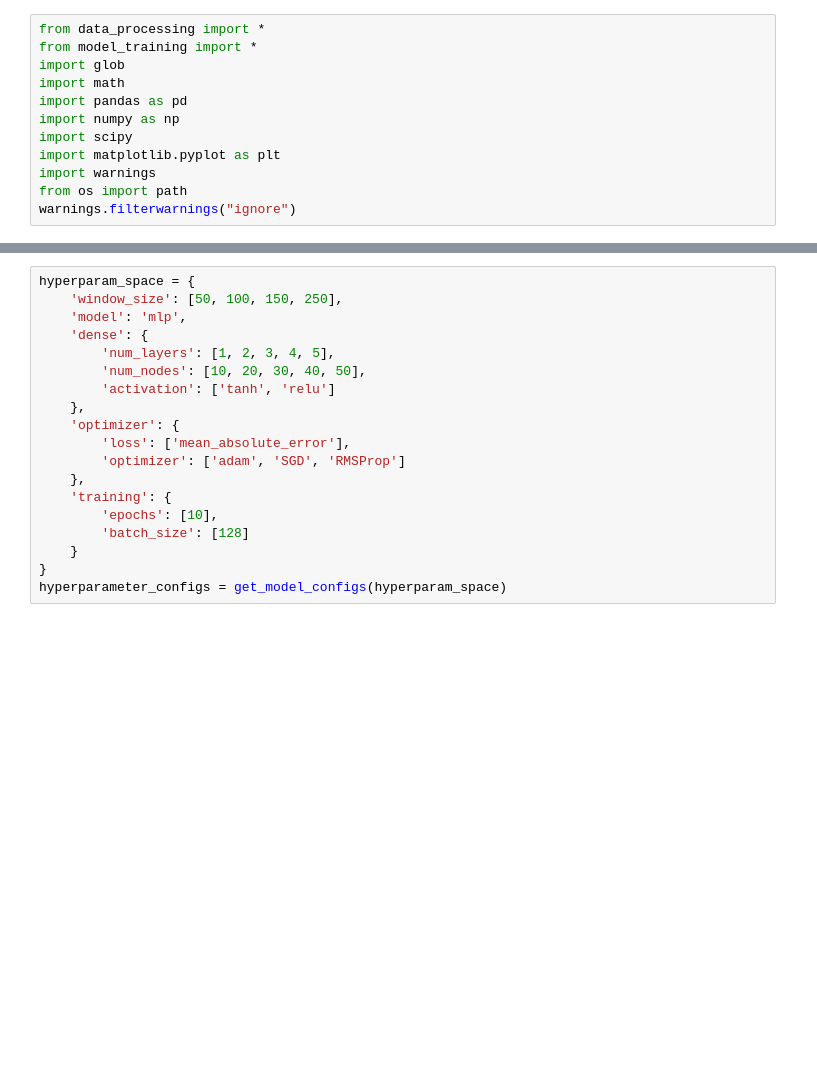
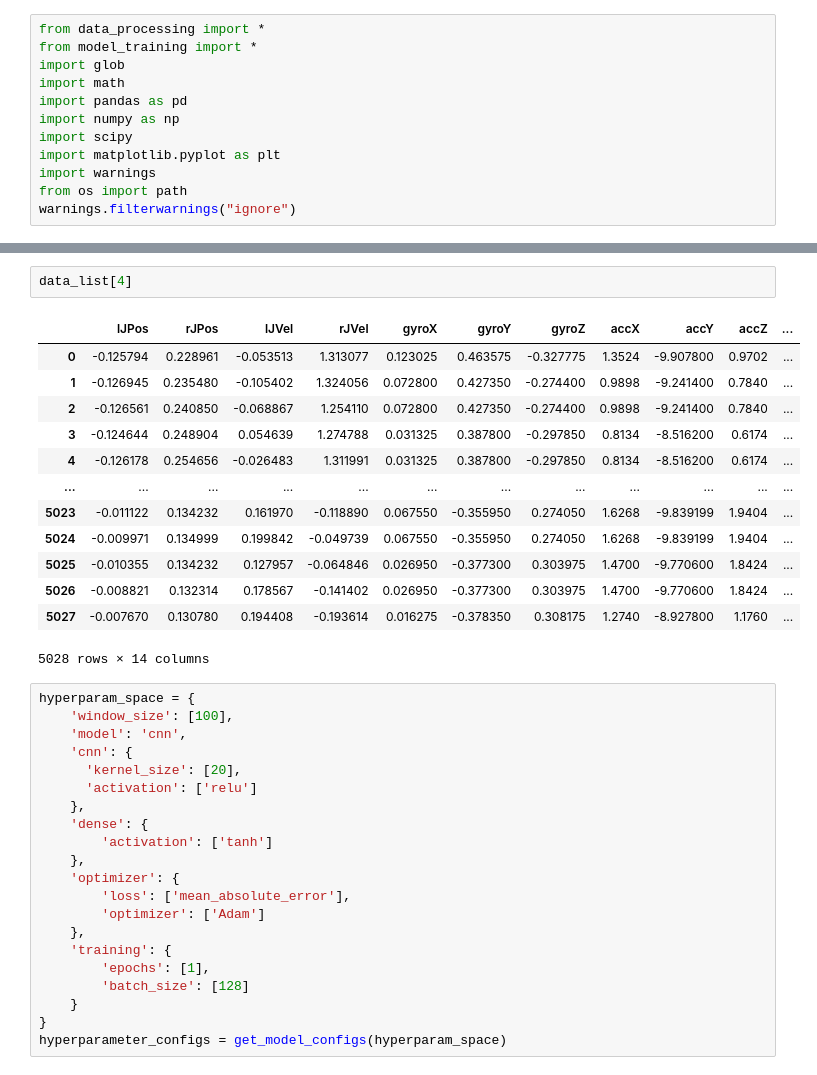
Before and after one commit to inseungkang/HipExo_GaitPhaseEstimation, a Jupyter notebook: Process Data.ipynb, the cells around one changed output, grey strips where cells are left out. Drawn from its saved outputs; the diff is of its cells as text; blank space fills up the shorter version.

```diff
--- a/Process Data.ipynb
+++ b/Process Data.ipynb
@@ -37,18 +49,36 @@ data_list = label_data(data_all)
+# %%
+data_list[4]
+# %% [output]
+|  | lJPos | rJPos | lJVel | rJVel | gyroX | gyroY | gyroZ | accX | accY | accZ | ... |
+| 0 | -0.125794 | 0.228961 | -0.053513 | 1.313077 | 0.123025 | 0.463575 | -0.327775 | 1.3524 | -9.907800 | 0.9702 | ... |
+| 1 | -0.126945 | 0.235480 | -0.105402 | 1.324056 | 0.072800 | 0.427350 | -0.274400 | 0.9898 | -9.241400 | 0.7840 | ... |
+| 2 | -0.126561 | 0.240850 | -0.068867 | 1.254110 | 0.072800 | 0.427350 | -0.274400 | 0.9898 | -9.241400 | 0.7840 | ... |
+| 3 | -0.124644 | 0.248904 | 0.054639 | 1.274788 | 0.031325 | 0.387800 | -0.297850 | 0.8134 | -8.516200 | 0.6174 | ... |
+| 4 | -0.126178 | 0.254656 | -0.026483 | 1.311991 | 0.031325 | 0.387800 | -0.297850 | 0.8134 | -8.516200 | 0.6174 | ... |
+| ... | ... | ... | ... | ... | ... | ... | ... | ... | ... | ... | ... |
+| 5023 | -0.011122 | 0.134232 | 0.161970 | -0.118890 | 0.067550 | -0.355950 | 0.274050 | 1.6268 | -9.839199 | 1.9404 | ... |
+| 5024 | -0.009971 | 0.134999 | 0.199842 | -0.049739 | 0.067550 | -0.355950 | 0.274050 | 1.6268 | -9.839199 | 1.9404 | ... |
+| 5025 | -0.010355 | 0.134232 | 0.127957 | -0.064846 | 0.026950 | -0.377300 | 0.303975 | 1.4700 | -9.770600 | 1.8424 | ... |
+| 5026 | -0.008821 | 0.132314 | 0.178567 | -0.141402 | 0.026950 | -0.377300 | 0.303975 | 1.4700 | -9.770600 | 1.8424 | ... |
+| 5027 | -0.007670 | 0.130780 | 0.194408 | -0.193614 | 0.016275 | -0.378350 | 0.308175 | 1.2740 | -8.927800 | 1.1760 | ... |
+5028 rows × 14 columns
 # %%
 hyperparam_space = {
-    'window_size': [50, 100, 150, 250],
-    'model': 'mlp',
+    'window_size': [100],
+    'model': 'cnn',
+    'cnn': {
+      'kernel_size': [20],
+      'activation': ['relu']
+    },
     'dense': {
-        'num_layers': [1, 2, 3, 4, 5],
-        'num_nodes': [10, 20, 30, 40, 50],
-        'activation': ['tanh', 'relu']
+        'activation': ['tanh']
     },
     'optimizer': {
         'loss': ['mean_absolute_error'],
-        'optimizer': ['adam', 'SGD', 'RMSProp']
+        'optimizer': ['Adam']
     },
     'training': {
-        'epochs': [10],
+        'epochs': [1],
         'batch_size': [128]
     }
 }
```
Also changed, not shown: parts of 10 cells of this notebook, 4 other files.
